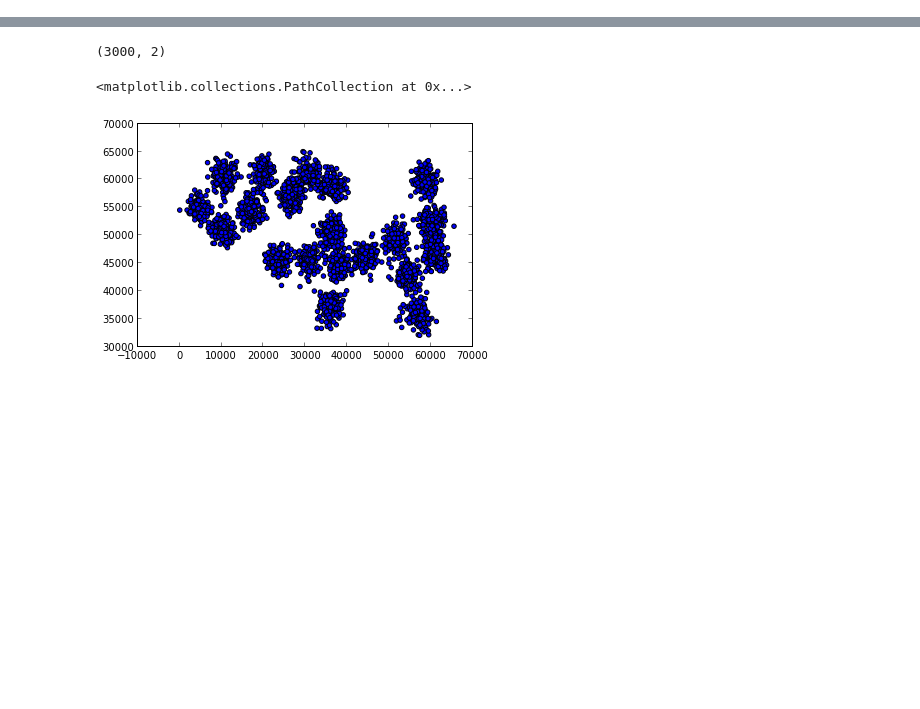
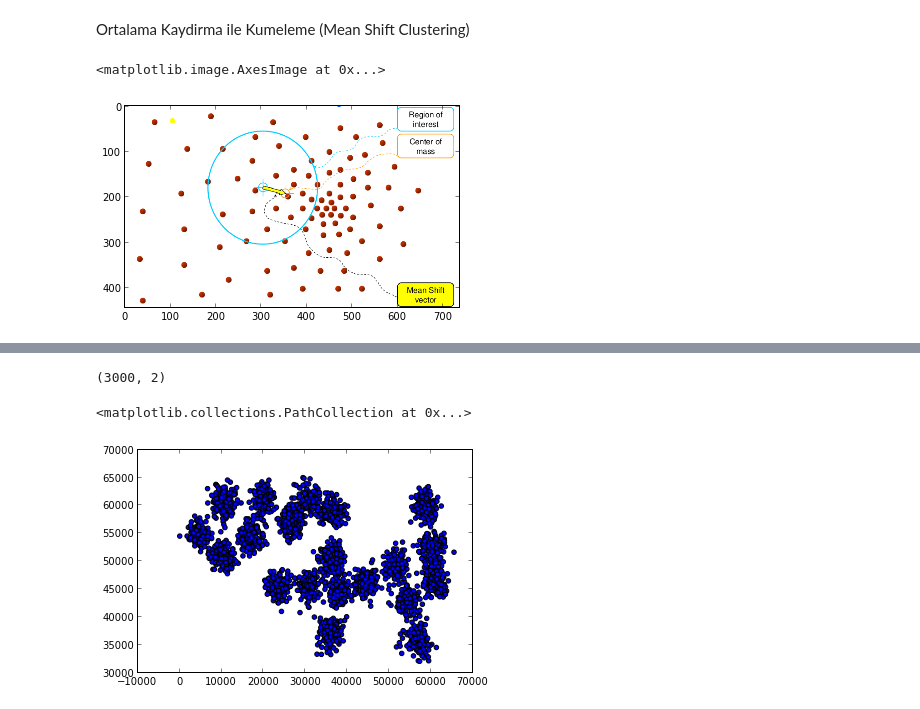
Before and after one commit to theparma/classnotes, a Jupyter notebook: app-math-tr/meanshift/meanshift.ipynb, the cells around one changed output, grey strips where cells are left out. Cells and saved outputs as stored; diff of their text form; code cells hidden in the pictures; blank space fills up the shorter version.

```diff
--- a/app-math-tr/meanshift/meanshift.ipynb
+++ b/app-math-tr/meanshift/meanshift.ipynb
@@ -0,0 +1,7 @@
+# %% [markdown]
+Ortalama Kaydirma ile Kumeleme (Mean Shift Clustering)
+# %%
+im=imread("mean_1.png"); imshow(im)
+# %% [output]
+<matplotlib.image.AxesImage at 0x...>
+[figure, added]
```
Also changed, not shown: parts of 9 cells of this notebook.
